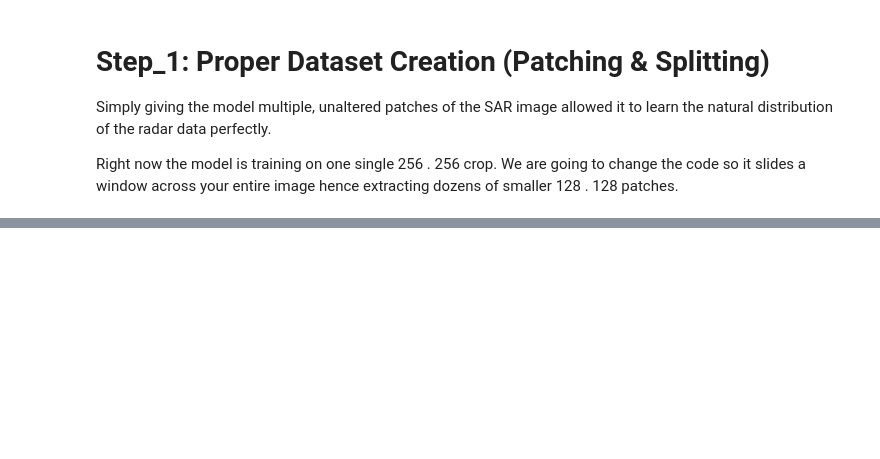
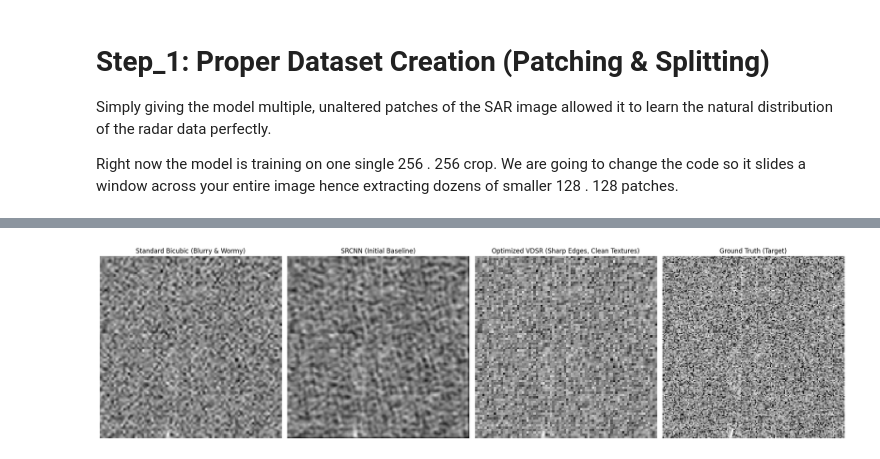
Before and after one commit to gabrieldanho9988-sys/Machine_Vision_Group_Project, a Jupyter notebook: Project_Synthetic_Aperture_Radar_(SAR)_Super_Resolution_(SR)_using_AI_.ipynb, the cells around one changed output, grey strips where cells are left out. Drawn from its saved outputs; the diff is of its cells as text; code cells hidden in the pictures; blank space fills up the shorter version.

```diff
--- a/Project_Synthetic_Aperture_Radar_(SAR)_Super_Resolution_(SR)_using_AI_.ipynb
+++ b/Project_Synthetic_Aperture_Radar_(SAR)_Super_Resolution_(SR)_using_AI_.ipynb
@@ -916,0 +906,93 @@ Changing to L1 loss (Mean Absolute Error) and adding the learning rate scheduler
+# %%
+import cv2
+import numpy as np
+import matplotlib.pyplot as plt
+
+# ==========================================
+# 1. SAVE YOUR MASTERPIECE
+# ==========================================
+model_filename = "VDSR_SAR_Optimized.keras"
+vdsr_final.save(model_filename)
+print(f"Model successfully saved as {model_filename}!")
+
+# ==========================================
+# 2. FULL-IMAGE INFERENCE FUNCTION
+# ==========================================
+def enhance_full_image(model, lr_image, scale_factor=2):
+    """
+    Takes a full Low-Res image, upscales it using bicubic interpolation,
+    and then passes the ENTIRE image through the AI for structural enhancement.
+    """
+    h, w = lr_image.shape
+
+    # 1. Standard Bicubic Upscaling
+    lr_upscaled = cv2.resize(lr_image, (w * scale_factor, h * scale_factor), interpolation=cv2.INTER_CUBIC)
+
+    # 2. Format for Keras (Batch_size=1, Height, Width, Channels=1)
+    input_tensor = np.expand_dims(np.expand_dims(lr_upscaled, axis=0), axis=-1)
+
+    # 3. Predict! Because VDSR uses no dense/flatten layers, it can process any image size natively.
+    print("Running AI Enhancement on full image...")
+    predicted_tensor = model.predict(input_tensor)
+
+    # 4. Extract the 2D array
+    enhanced_image = predicted_tensor[0, :, :, 0]
+
+    return lr_upscaled, enhanced_image
+
+# ==========================================
+# 3. THE GRAND COMPARISON (Bicubic vs SRCNN vs VDSR)
+# ==========================================
+# Let's grab the very first image from your overall dataset (before it was patched)
+# Assuming 'lr_input' and 'hr_target' are still in memory from your earlier cells
+test_lr_full = lr_input[0]
+test_hr_full = hr_target[0]
+
+# Run the enhancements
+bicubic_full, vdsr_enhanced_full = enhance_full_image(vdsr_final, test_lr_full)
+
+# Run your baseline SRCNN for comparison (if it's still in memory)
+try:
+    _, srcnn_enhanced_full = enhance_full_image(srcnn_model, test_lr_full)
+    show_srcnn = True
+except NameError:
+    print("SRCNN model not found in memory, skipping baseline comparison.")
+    show_srcnn = False
+
+# ==========================================
+# 4. PLOT THE FINAL RESULTS
+# ==========================================
+# We will zoom in on a specific crop of the full image to really see the details
+crop_size = 300
+start_y, start_x = 100, 100
+
+plt.figure(figsize=(20, 8))
+
+# 1. Bicubic (The Standard)
+plt.subplot(1, 4 if show_srcnn else 3, 1)
+plt.title("Standard Bicubic (Blurry & Wormy)")
+plt.imshow(bicubic_full[start_y:start_y+crop_size, start_x:start_x+crop_size], cmap='gray')
+plt.axis('off')
+
+# 2. SRCNN (Your Baseline)
+if show_srcnn:
+    plt.subplot(1, 4, 2)
+    plt.title("SRCNN (Initial Baseline)")
+    plt.imshow(srcnn_enhanced_full[start_y:start_y+crop_size, start_x:start_x+crop_size], cmap='gray')
+    plt.axis('off')
+
+# 3. VDSR (Your Final Optimized Model)
+plt.subplot(1, 4 if show_srcnn else 3, 3 if show_srcnn else 2)
+plt.title("Optimized VDSR (Sharp Edges, Clean Textures)")
+plt.imshow(vdsr_enhanced_full[start_y:start_y+crop_size, start_x:start_x+crop_size], cmap='gray')
+plt.axis('off')
+
+# 4. Ground Truth
+plt.subplot(1, 4 if show_srcnn else 3, 4 if show_srcnn else 3)
+plt.title("Ground Truth (Target)")
+plt.imshow(test_hr_full[start_y:start_y+crop_size, start_x:start_x+crop_size], cmap='gray')
+plt.axis('off')
+
+plt.tight_layout()
+plt.show()
+# %% [output]
@@ -916,0 +1004 @@ Changing to L1 loss (Mean Absolute Error) and adding the learning rate scheduler
+[figure, added]
```
Also changed, not shown: parts of 36 cells of this notebook.
